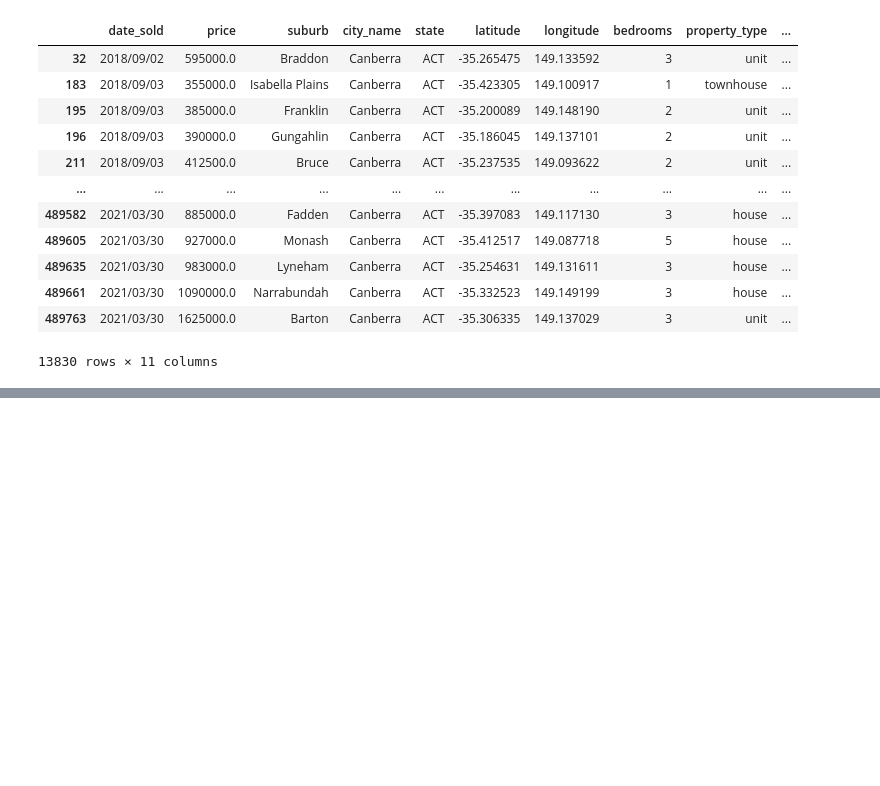
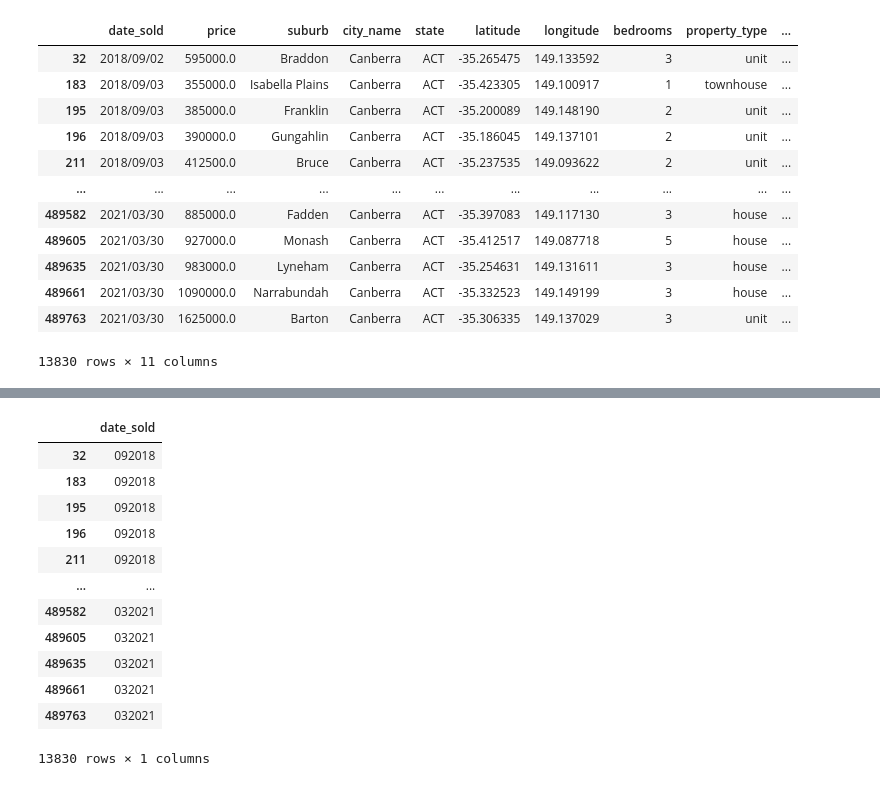
Before and after one commit to Anguyensfg/project-3, a Jupyter notebook: Project3_Data_Cleanup.ipynb, the cells around one changed output, grey strips where cells are left out. Cells and saved outputs as stored; diff of their text form; code cells hidden in the pictures; blank space fills up the shorter version.

```diff
--- a/Project3_Data_Cleanup.ipynb
+++ b/Project3_Data_Cleanup.ipynb
@@ -65,3 +65,6 @@ df
 | 489661 | 2021/03/30 | 1090000.0 | Narrabundah | Canberra | ACT | -35.332523 | 149.149199 | 3 | house | ... |
 | 489763 | 2021/03/30 | 1625000.0 | Barton | Canberra | ACT | -35.306335 | 149.137029 | 3 | unit | ... |
 13830 rows × 11 columns
+# %%
+newdf =df.copy()
+newdf
@@ -67,0 +85,4 @@ df
+# %%
+month_df = pd.DataFrame(df, columns= ['date_sold'])
+month_df = month_df['date_sold'].str[5:7]
+month_df
@@ -67,0 +152,17 @@ df
+# %%
+merge_df = combined_df.iloc[:,11:12] + combined_df.iloc[:,12:13]
+merge_df
+# %% [output]
+|  | date_sold |
+| 32 | 092018 |
+| 183 | 092018 |
+| 195 | 092018 |
+| 196 | 092018 |
+| 211 | 092018 |
+| ... | ... |
+| 489582 | 032021 |
+| 489605 | 032021 |
+| 489635 | 032021 |
+| 489661 | 032021 |
+| 489763 | 032021 |
+13830 rows × 1 columns
```
Also changed, not shown: parts of 12 cells of this notebook, 5 other files.
